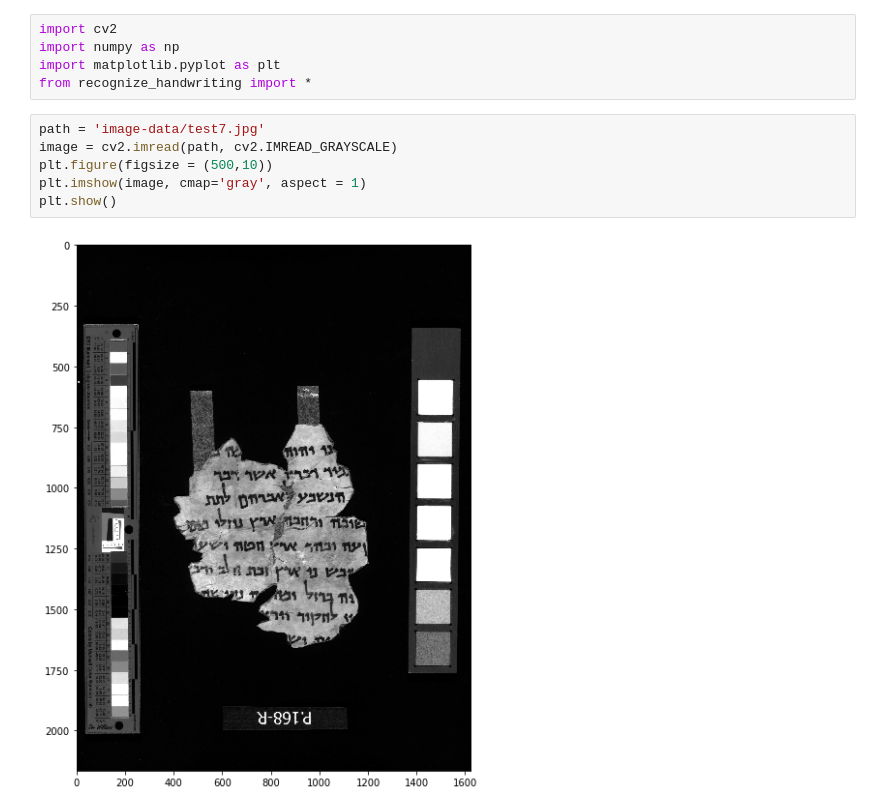
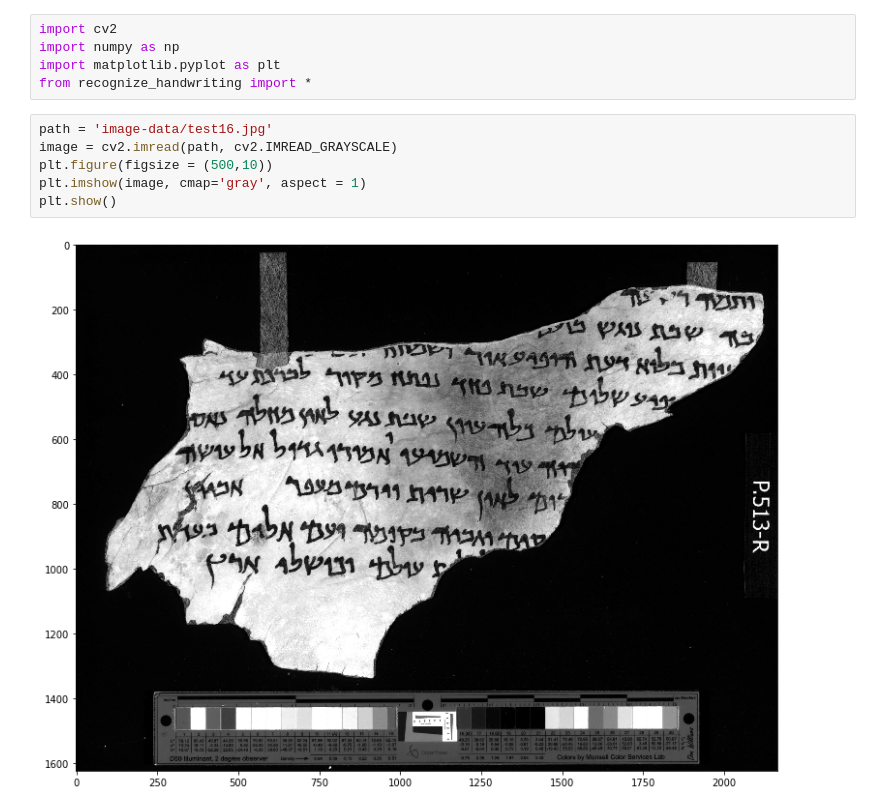
Before and after one commit to zeroxenator/hwr, a Jupyter notebook: Preprocessing/recognize_handwriting.ipynb, the cells around one changed output. Saved outputs shown, nothing was run; the diff lists cells and outputs as text.

```diff
--- a/Preprocessing/recognize_handwriting.ipynb
+++ b/Preprocessing/recognize_handwriting.ipynb
@@ -4,13 +4,13 @@ import numpy as np
 import matplotlib.pyplot as plt
 from recognize_handwriting import *
 # %%
-path = 'image-data/test7.jpg'
+path = 'image-data/test16.jpg'
 image = cv2.imread(path, cv2.IMREAD_GRAYSCALE)
 plt.figure(figsize = (500,10))
 plt.imshow(image, cmap='gray', aspect = 1)
 plt.show()
 # %% [output]
-[figure, old version]
+[figure, new version]
 # %%
 recognize_handwriting(image)
 # %% [output]
```
Also changed, not shown: parts of 1 cell of this notebook, 2 other files.
